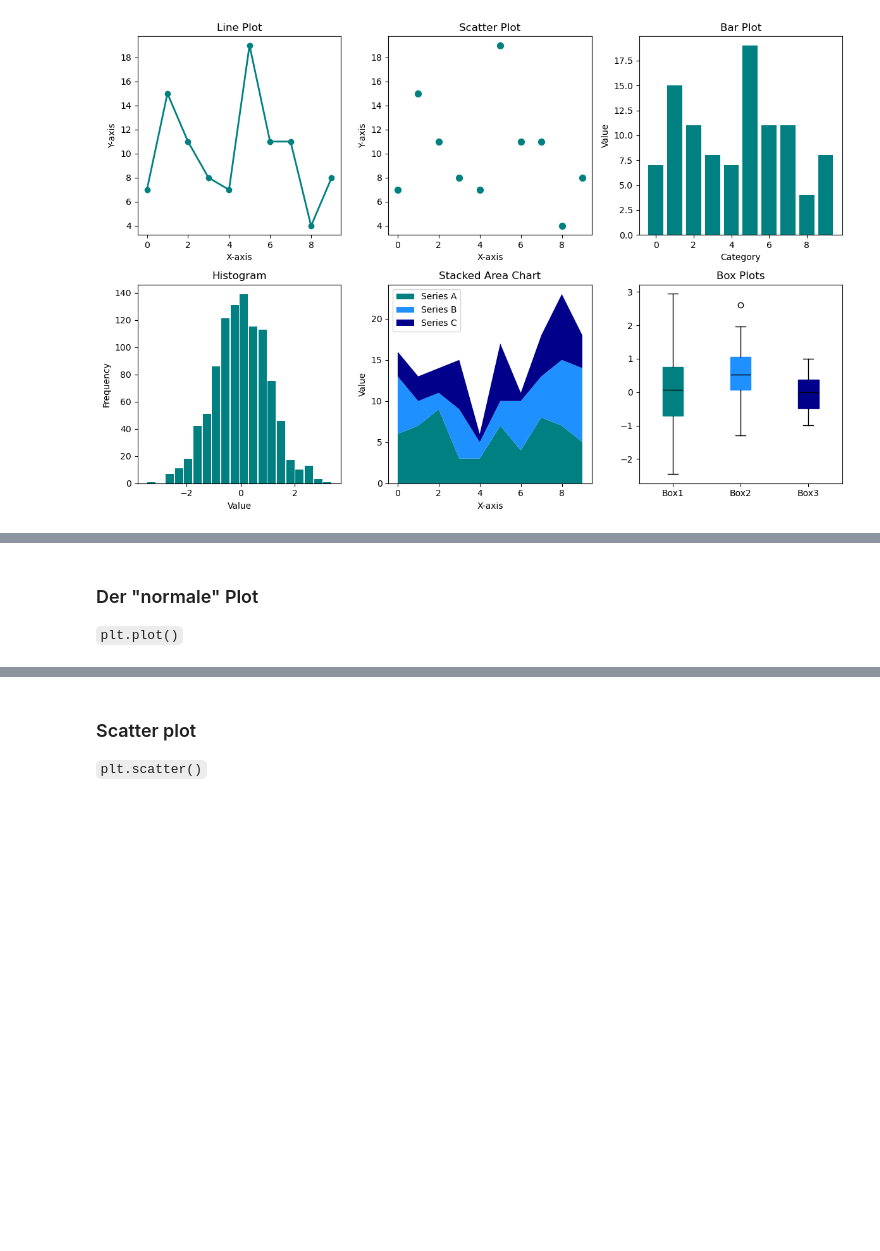
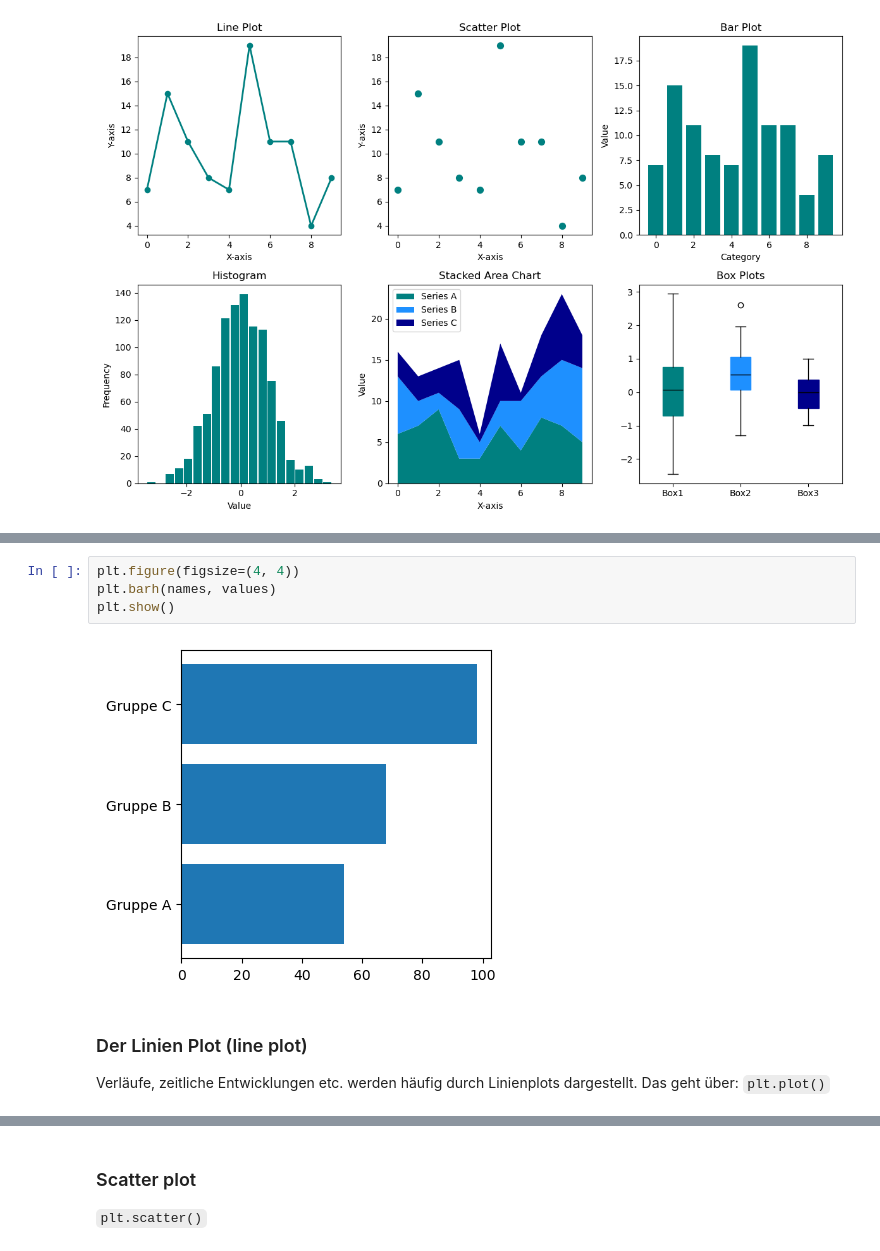
Before and after one commit to florian-huber/python-introduction, a Jupyter notebook: lesson_material_german/12_data_visualization.ipynb, the cells around one changed output, grey strips where cells are left out. Saved outputs shown, nothing was run; the diff lists cells and outputs as text; blank space fills up the shorter version.

```diff
--- a/lesson_material_german/12_data_visualization.ipynb
+++ b/lesson_material_german/12_data_visualization.ipynb
@@ -213,5 +217,12 @@ plt.show()
+# %%
+plt.figure(figsize=(4, 4))
+plt.barh(names, values)
+plt.show()
+# %% [output]
+[figure, added]
 # %% [markdown]
-### Der "normale" Plot
+### Der Linien Plot (line plot)
+Verläufe, zeitliche Entwicklungen etc. werden häufig durch Linienplots dargestellt. Das geht über:
 `plt.plot()`
 # %%
 plt.figure(figsize=(4, 4))
```
Also changed, not shown: parts of 4 cells of this notebook.
